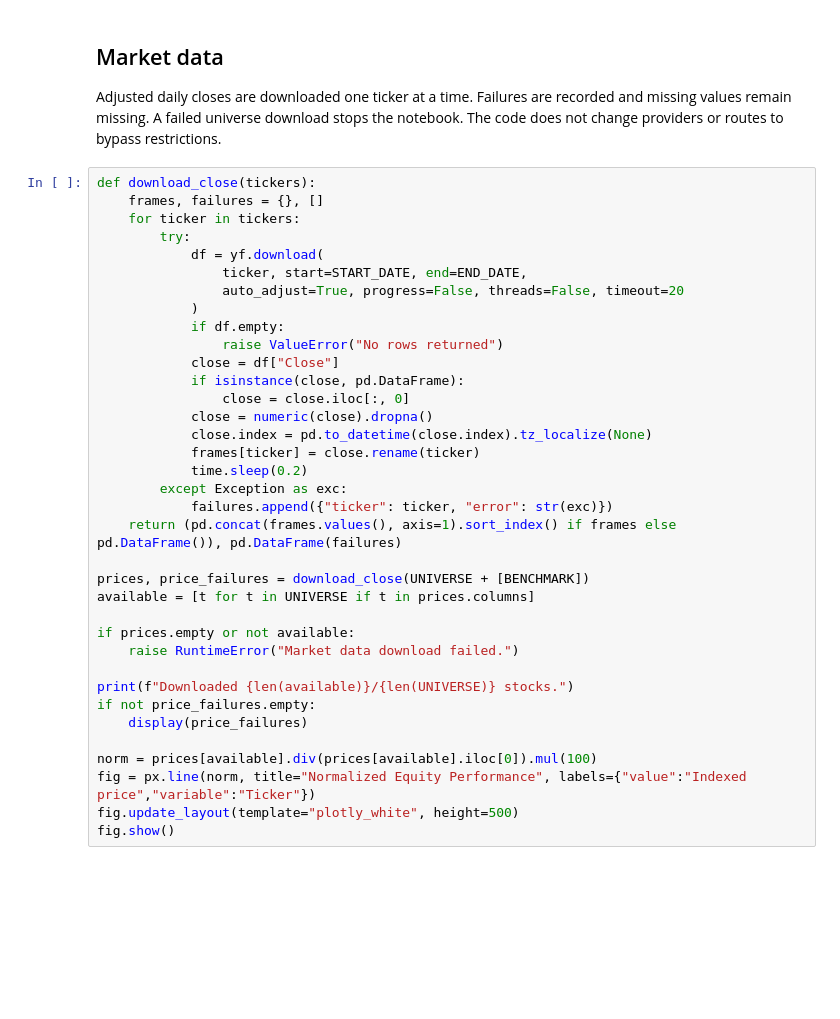
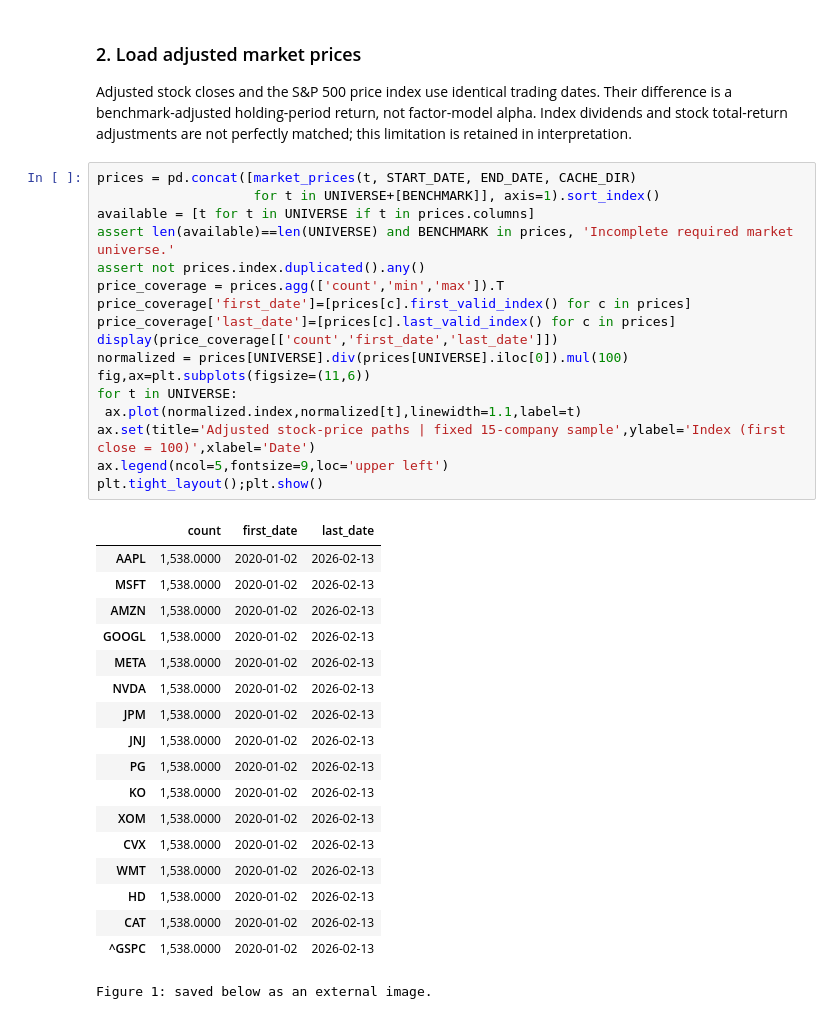
Before and after one commit to miguelpozosilva236-commits/financial-statement-quality-earnings-surprise, a Jupyter notebook: notebooks/Financial_Statement_Quality_Earnings_Surprise_Model.ipynb, the cells around one changed output. Cells and saved outputs as stored; diff of their text form; blank space fills up the shorter version.

Commit message:
Complete real-data study with 300 events, executed results and reproducibility checks

```diff
--- a/notebooks/Financial_Statement_Quality_Earnings_Surprise_Model.ipynb
+++ b/notebooks/Financial_Statement_Quality_Earnings_Surprise_Model.ipynb
@@ -88,39 +120,41 @@ print("SEC mappings:", sum(t in SEC_MAP for t in UNIVERSE))
 # %% [markdown]
-## Market data
-Adjusted daily closes are downloaded one ticker at a time. Failures are recorded and missing values remain missing. A failed universe download stops the notebook. The code does not change providers or routes to bypass restrictions.
+### 2. Load adjusted market prices
+Adjusted stock closes and the S&P 500 price index use identical trading dates. Their difference is a
+benchmark-adjusted holding-period return, not factor-model alpha. Index dividends and stock total-return
+adjustments are not perfectly matched; this limitation is retained in interpretation.
 # %%
-def download_close(tickers):
-    frames, failures = {}, []
-    for ticker in tickers:
-        try:
-            df = yf.download(
-                ticker, start=START_DATE, end=END_DATE,
-                auto_adjust=True, progress=False, threads=False, timeout=20
-            )
-            if df.empty:
-                raise ValueError("No rows returned")
-            close = df["Close"]
-            if isinstance(close, pd.DataFrame):
-                close = close.iloc[:, 0]
-            close = numeric(close).dropna()
-            close.index = pd.to_datetime(close.index).tz_localize(None)
-            frames[ticker] = close.rename(ticker)
-            time.sleep(0.2)
-        except Exception as exc:
-            failures.append({"ticker": ticker, "error": str(exc)})
-    return (pd.concat(frames.values(), axis=1).sort_index() if frames else pd.DataFrame()), pd.DataFrame(failures)
-
-prices, price_failures = download_close(UNIVERSE + [BENCHMARK])
+prices = pd.concat([market_prices(t, START_DATE, END_DATE, CACHE_DIR)
+                    for t in UNIVERSE+[BENCHMARK]], axis=1).sort_index()
 available = [t for t in UNIVERSE if t in prices.columns]
-
-if prices.empty or not available:
-    raise RuntimeError("Market data download failed.")
-
-print(f"Downloaded {len(available)}/{len(UNIVERSE)} stocks.")
-if not price_failures.empty:
-    display(price_failures)
-
-norm = prices[available].div(prices[available].iloc[0]).mul(100)
-fig = px.line(norm, title="Normalized Equity Performance", labels={"value":"Indexed price","variable":"Ticker"})
-fig.update_layout(template="plotly_white", height=500)
-fig.show()
+assert len(available)==len(UNIVERSE) and BENCHMARK in prices, 'Incomplete required market universe.'
+assert not prices.index.duplicated().any()
+price_coverage = prices.agg(['count','min','max']).T
+price_coverage['first_date']=[prices[c].first_valid_index() for c in prices]
+price_coverage['last_date']=[prices[c].last_valid_index() for c in prices]
+display(price_coverage[['count','first_date','last_date']])
+normalized = prices[UNIVERSE].div(prices[UNIVERSE].iloc[0]).mul(100)
+fig,ax=plt.subplots(figsize=(11,6))
+for t in UNIVERSE:
+ ax.plot(normalized.index,normalized[t],linewidth=1.1,label=t)
+ax.set(title='Adjusted stock-price paths | fixed 15-company sample',ylabel='Index (first close = 100)',xlabel='Date')
+ax.legend(ncol=5,fontsize=9,loc='upper left')
+plt.tight_layout();plt.show()
+# %% [output]
+|  | count | first_date | last_date |
+| AAPL | 1,538.0000 | 2020-01-02 | 2026-02-13 |
+| MSFT | 1,538.0000 | 2020-01-02 | 2026-02-13 |
+| AMZN | 1,538.0000 | 2020-01-02 | 2026-02-13 |
+| GOOGL | 1,538.0000 | 2020-01-02 | 2026-02-13 |
+| META | 1,538.0000 | 2020-01-02 | 2026-02-13 |
+| NVDA | 1,538.0000 | 2020-01-02 | 2026-02-13 |
+| JPM | 1,538.0000 | 2020-01-02 | 2026-02-13 |
+| JNJ | 1,538.0000 | 2020-01-02 | 2026-02-13 |
+| PG | 1,538.0000 | 2020-01-02 | 2026-02-13 |
+| KO | 1,538.0000 | 2020-01-02 | 2026-02-13 |
+| XOM | 1,538.0000 | 2020-01-02 | 2026-02-13 |
+| CVX | 1,538.0000 | 2020-01-02 | 2026-02-13 |
+| WMT | 1,538.0000 | 2020-01-02 | 2026-02-13 |
+| HD | 1,538.0000 | 2020-01-02 | 2026-02-13 |
+| CAT | 1,538.0000 | 2020-01-02 | 2026-02-13 |
+| ^GSPC | 1,538.0000 | 2020-01-02 | 2026-02-13 |
+Figure 1: saved below as an external image.
```
Also changed, not shown: parts of 31 cells of this notebook, 29 other files.
